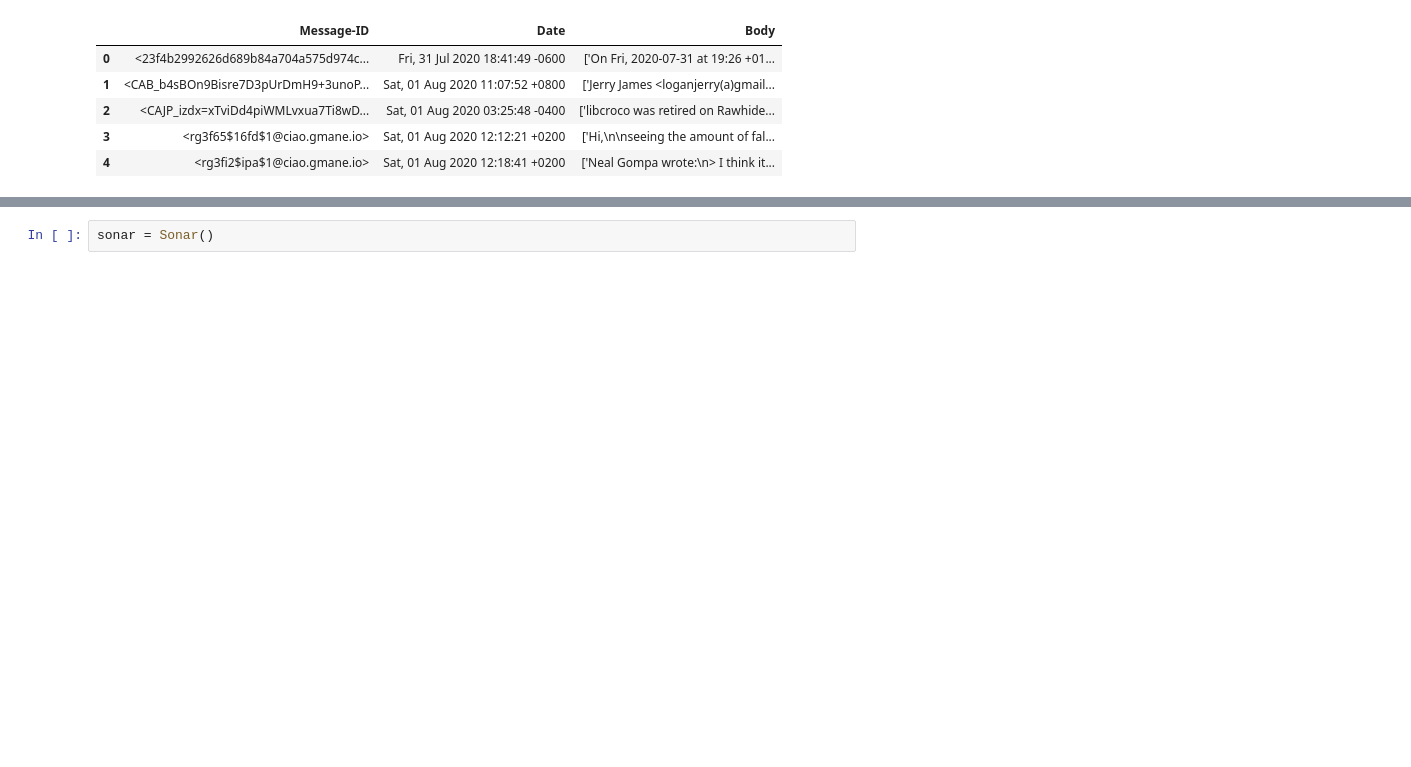
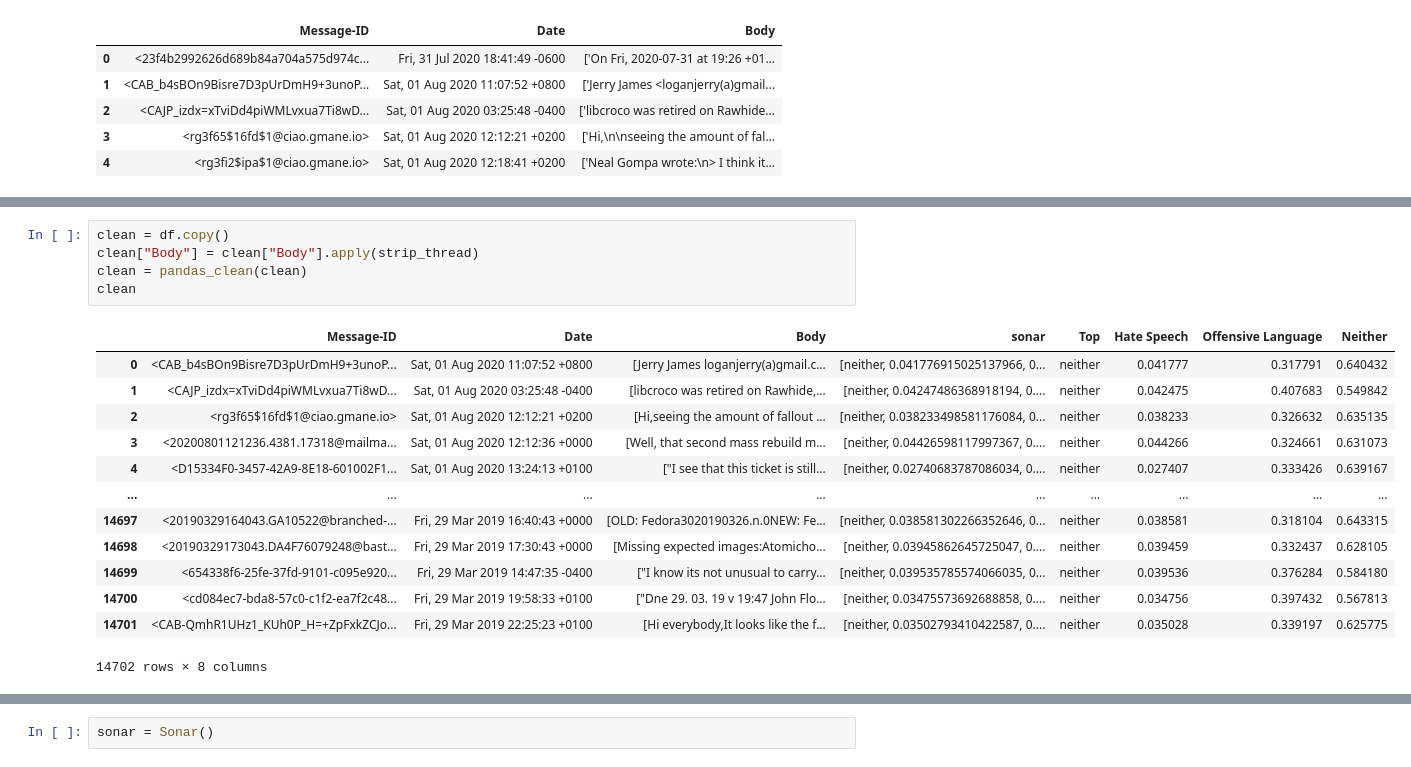
Before and after one commit to tumido/mailing-list-analysis-toolkit, a Jupyter notebook: notebooks/02_analyses/hatesonar_analysis.ipynb, the cells around one changed output, grey strips where cells are left out. Cells and saved outputs as stored; diff of their text form; blank space fills up the shorter version.

```diff
--- a/notebooks/02_analyses/hatesonar_analysis.ipynb
+++ b/notebooks/02_analyses/hatesonar_analysis.ipynb
@@ -34,0 +153,19 @@ df.head()
+# %%
+clean = df.copy()
+clean["Body"] = clean["Body"].apply(strip_thread)
+clean = pandas_clean(clean)
+clean
+# %% [output]
+|  | Message-ID | Date | Body | sonar | Top | Hate Speech | Offensive Language | Neither |
+| 0 | <CAB_b4sBOn9Bisre7D3pUrDmH9+3unoP... | Sat, 01 Aug 2020 11:07:52 +0800 | [Jerry James loganjerry(a)gmail.c... | [neither, 0.041776915025137966, 0... | neither | 0.041777 | 0.317791 | 0.640432 |
+| 1 | <CAJP_izdx=xTviDd4piWMLvxua7Ti8wD... | Sat, 01 Aug 2020 03:25:48 -0400 | [libcroco was retired on Rawhide,... | [neither, 0.04247486368918194, 0.... | neither | 0.042475 | 0.407683 | 0.549842 |
+| 2 | <rg3f65$16fd$1@ciao.gmane.io> | Sat, 01 Aug 2020 12:12:21 +0200 | [Hi,seeing the amount of fallout ... | [neither, 0.038233498581176084, 0... | neither | 0.038233 | 0.326632 | 0.635135 |
+| 3 | <20200801121236.4381.17318@mailma... | Sat, 01 Aug 2020 12:12:36 +0000 | [Well, that second mass rebuild m... | [neither, 0.04426598117997367, 0.... | neither | 0.044266 | 0.324661 | 0.631073 |
+| 4 | <D15334F0-3457-42A9-8E18-601002F1... | Sat, 01 Aug 2020 13:24:13 +0100 | ["I see that this ticket is still... | [neither, 0.02740683787086034, 0.... | neither | 0.027407 | 0.333426 | 0.639167 |
+| ... | ... | ... | ... | ... | ... | ... | ... | ... |
+| 14697 | <20190329164043.GA10522@branched-... | Fri, 29 Mar 2019 16:40:43 +0000 | [OLD: Fedora3020190326.n.0NEW: Fe... | [neither, 0.038581302266352646, 0... | neither | 0.038581 | 0.318104 | 0.643315 |
+| 14698 | <20190329173043.DA4F76079248@bast... | Fri, 29 Mar 2019 17:30:43 +0000 | [Missing expected images:Atomicho... | [neither, 0.03945862645725047, 0.... | neither | 0.039459 | 0.332437 | 0.628105 |
+| 14699 | <654338f6-25fe-37fd-9101-c095e920... | Fri, 29 Mar 2019 14:47:35 -0400 | ["I know its not unusual to carry... | [neither, 0.039535785574066035, 0... | neither | 0.039536 | 0.376284 | 0.584180 |
+| 14700 | <cd084ec7-bda8-57c0-c1f2-ea7f2c48... | Fri, 29 Mar 2019 19:58:33 +0100 | ["Dne 29. 03. 19 v 19:47 John Flo... | [neither, 0.03475573692688858, 0.... | neither | 0.034756 | 0.397432 | 0.567813 |
+| 14701 | <CAB-QmhR1UHz1_KUh0P_H=+ZpFxkZCJo... | Fri, 29 Mar 2019 22:25:23 +0100 | [Hi everybody,It looks like the f... | [neither, 0.03502793410422587, 0.... | neither | 0.035028 | 0.339197 | 0.625775 |
+14702 rows × 8 columns
```
Also changed, not shown: parts of 15 cells of this notebook.
